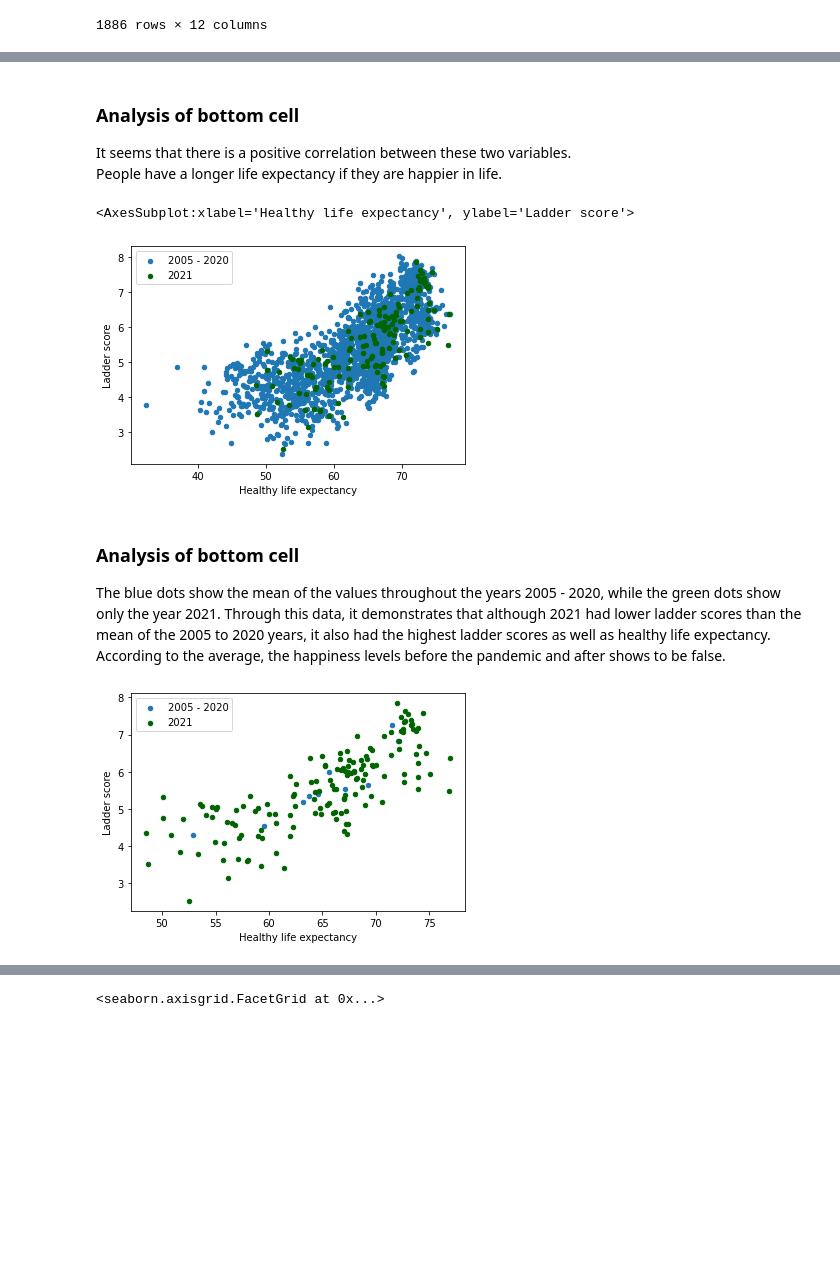
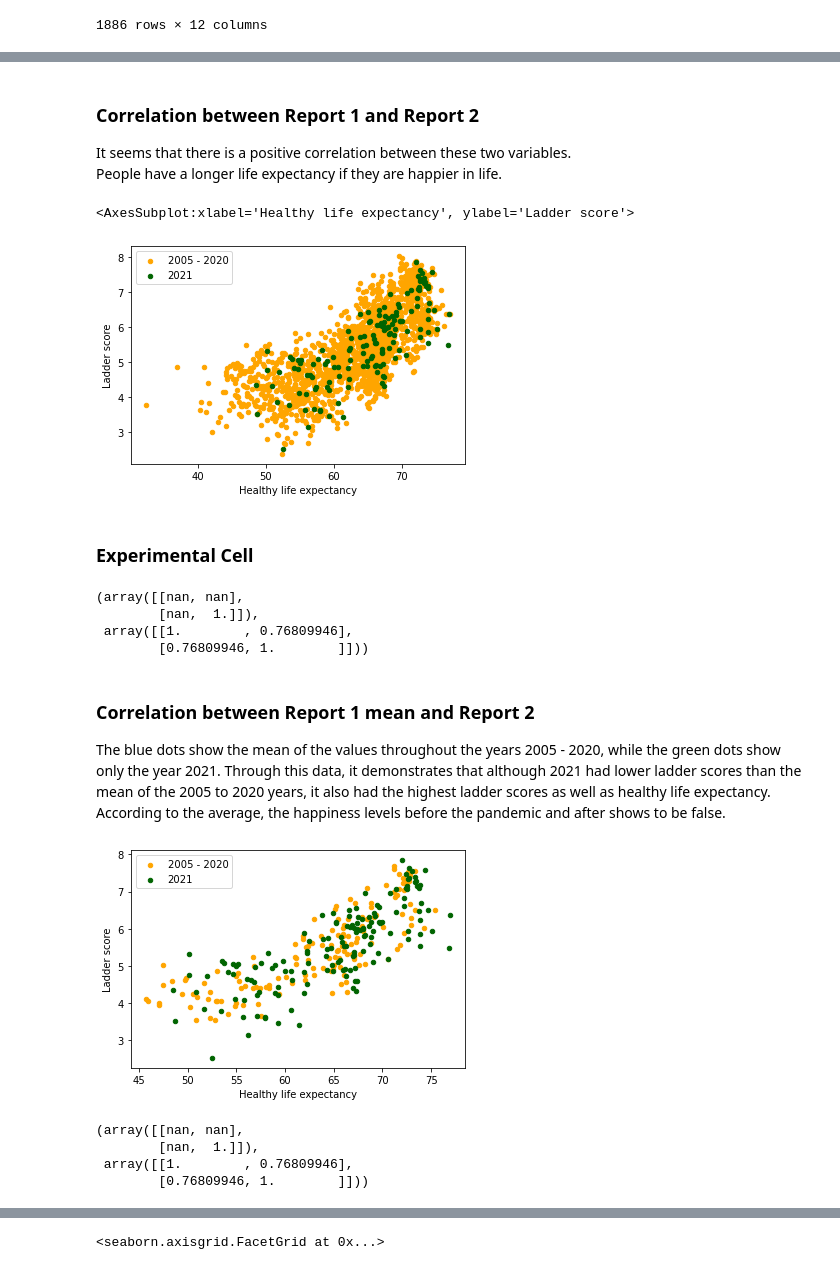
Before and after one commit to azhouzhu/Causal-Analysis-on-Happiness-Levels-Before-And-After-COVID-19, a Jupyter notebook: DH100 project.ipynb, the cells around one changed output, grey strips where cells are left out. Saved outputs shown, nothing was run; the diff lists cells and outputs as text; code cells hidden in the pictures; blank space fills up the shorter version.

```diff
--- a/DH100 project.ipynb
+++ b/DH100 project.ipynb
@@ -90,0 +75,17 @@ report1_region
+# %%
+# 2005-2020: drop columns that do not match report2
+report1 = report1_region.drop(['Positive affect', 'Negative affect'], axis = 1)
+
+# 2021: drop columns that do not match report1 and sort same way as report 1
+report2 = report2.rename(columns = {'Logged GDP per capita' : 'Log GDP per capita'})
+report2 = report2[report1.columns]
+report2.sort_values('Country name', ascending = True, inplace = True)
+report2.reset_index(drop = True, inplace = True)
+report2
+
+# remove countries that are in both report1 and report2
+s1 = report1['Country name']
+s2 = report2['Country name']
+s1 = s1.drop_duplicates()
+s1.reset_index(drop=True, inplace=True)
+pd.concat([s1, s2]).drop_duplicates(keep=False) # end result shows that both dataframes have the same countries, do not need removal
@@ -91,26 +130,68 @@ report1_region
 # %% [markdown]
-### Analysis of bottom cell ###
+### Correlation between Report 1 and Report 2
 It seems that there is a positive correlation between these two variables. <br>
 People have a longer life expectancy if they are happier in life.
 # %%
-ax = report1.plot.scatter(x = 'Healthy life expectancy', y = 'Ladder score', label = '2005 - 2020')
+ax = report1.plot.scatter(x = 'Healthy life expectancy', y = 'Ladder score', color = 'Orange', label = '2005 - 2020')
 report2.plot.scatter(x = 'Healthy life expectancy', y = 'Ladder score', color = 'DarkGreen', ax = ax, label = '2021')
 # source reference:
 # https://stackoverflow.com/questions/13872533/plot-different-dataframes-in-the-same-figure
 # https://pandas.pydata.org/pandas-docs/stable/user_guide/visualization.html#scatter-plot
 # %% [output]
 <AxesSubplot:xlabel='Healthy life expectancy', ylabel='Ladder score'>
-[figure, old version]
+[figure, new version]
+# %% [markdown]
+### Experimental Cell
+# %%
+#get dataframe columns to numpy arrays
+ladderScore1 = report1['Ladder score'].to_numpy()
+ladderScore2 = report2['Ladder score'].to_numpy()
+
+healthyLife1 = report1['Healthy life expectancy'].to_numpy()
+healthyLife2 = report2['Healthy life expectancy'].to_numpy()
+#use column arrays to find r (correlation)
+
+r1 = np.corrcoef(healthyLife1, ladderScore1)
+r2 = np.corrcoef(healthyLife2, ladderScore2)
+
+r1, r2
+
+##compare correlation between 2005-2020 and 2021
+# %% [output]
+(array([[nan, nan],
+        [nan,  1.]]),
+ array([[1.        , 0.76809946],
+        [0.76809946, 1.        ]]))
 # %% [markdown]
-### Analysis of bottom cell ###
+### Correlation between Report 1 mean and Report 2
 The blue dots show the mean of the values throughout the years 2005 - 2020, while the green dots show only the year 2021. Through this data, it demonstrates that although 2021 had lower ladder scores than the mean of the 2005 to 2020 years, it also had the highest ladder scores as well as healthy life expectancy. According to the average, the happiness levels before the pandemic and after shows to be false.
 # %%
 report1_noYear = report1_region.drop(['year'], axis = 1)
-report1_meanByCountry = report_noYear.groupby(['Country name']).mean()
-ax = report1_meanByCountry.plot.scatter(x = 'Healthy life expectancy', y = 'Ladder score', label = '2005 - 2020')
+report1_meanByCountry = report1_noYear.groupby(['Country name']).mean()
+ax = report1_meanByCountry.plot.scatter(x = 'Healthy life expectancy', y = 'Ladder score', color = 'Orange', label = '2005 - 2020')
 report2.plot.scatter(x = 'Healthy life expectancy', y = 'Ladder score', color = 'DarkGreen', ax = ax, label = '2021')
 
-report_noYear_mean.reset_index(inplace = True)
+report1_meanByCountry.reset_index(inplace = True)
 # %% [output]
-[figure, old version]
+[figure, new version]
+# %%
+#get dataframe columns to numpy arrays
+ladderScoreA = report1_meanByCountry['Ladder score'].to_numpy()
+ladderScoreB = report2['Ladder score'].to_numpy()
+
+healthyLifeA = report1_meanByCountry['Healthy life expectancy'].to_numpy()
+healthyLifeB = report2['Healthy life expectancy'].to_numpy()
+#use column arrays to find r (correlation)
+
+rA = np.corrcoef(healthyLifeA, ladderScoreA)
+rB = np.corrcoef(healthyLifeB, ladderScoreB)
+
+r1, r2
+
+##compare correlation between 2005-2020 mean and 2021
+# %% [output]
+(array([[nan, nan],
+        [nan,  1.]]),
+ array([[1.        , 0.76809946],
+        [0.76809946, 1.        ]]))
 # %% [markdown]
```
Also changed, not shown: parts of 37 cells of this notebook.
